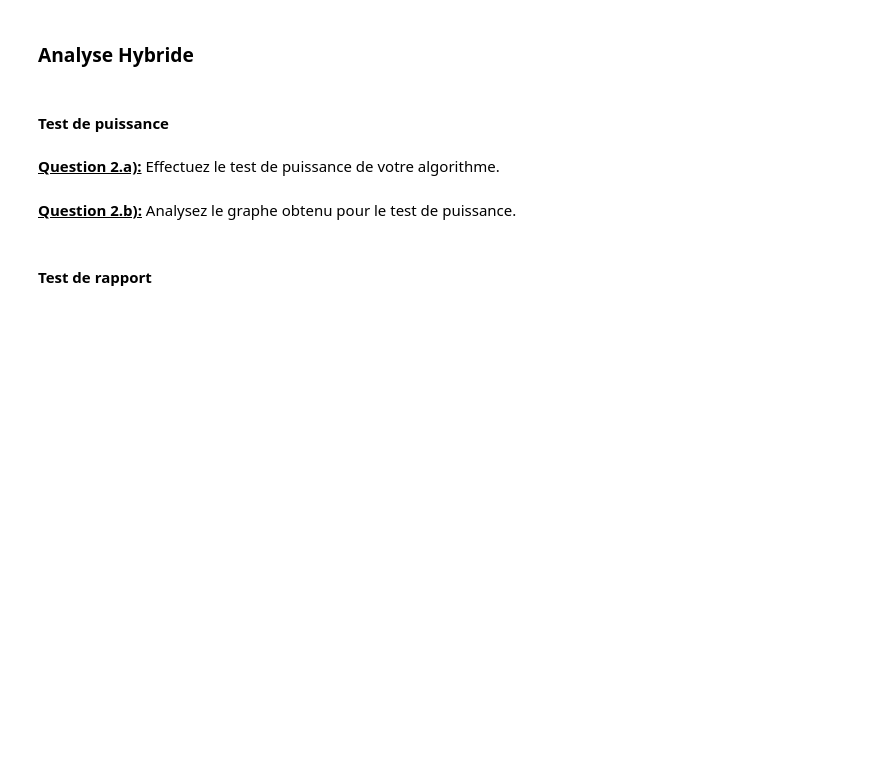
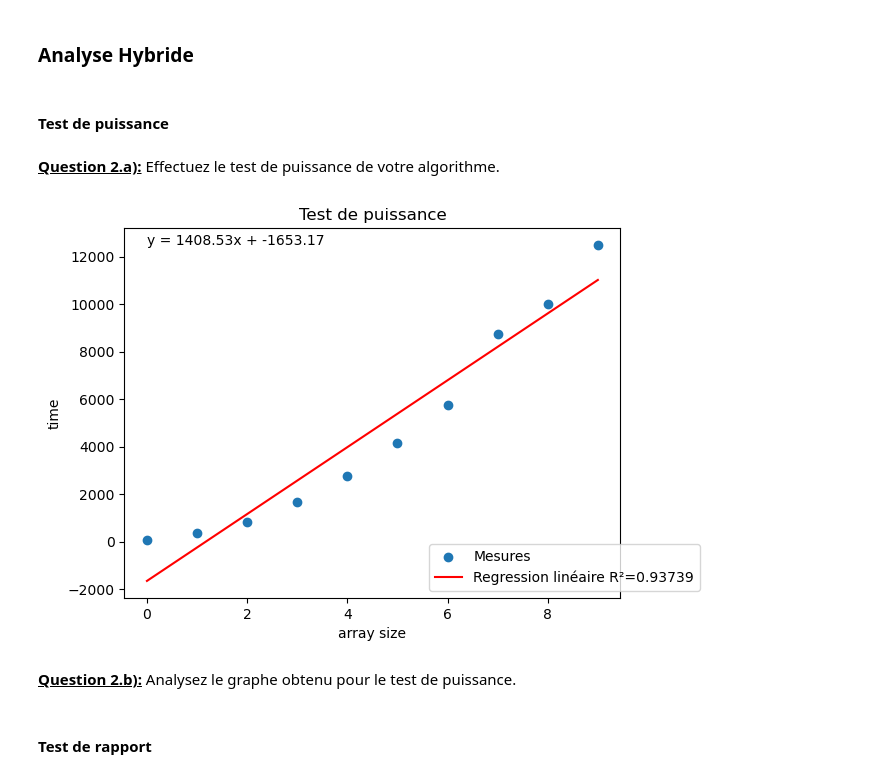
Before and after one commit to YaNaRion/INF8775, a Jupyter notebook: tp1.ipynb, the cells around one changed output. Cells and saved outputs as stored; diff of their text form; code cells hidden in the pictures; blank space fills up the shorter version.

```diff
--- a/tp1.ipynb
+++ b/tp1.ipynb
@@ -482,3 +483,6 @@ measures_quick_sort = measure_range(quick_sort, make_problems([1000,1500,2000, 2
+# %%
+# TODO take measurements
+measures_quick_sort = measure_range(quick_sort, make_problems([1000, 3000, 5000, 7000, 9000, 11000, 13000, 15000, 17000, 19000],[400000]))
 # %%
 display_data_as_table(measures_quick_sort)
 # %% [output]
@@ -503,3 +506,12 @@ Taille       Nombre maximal Temps moyen (ms)
+# %%
+# TODO Test de puissance
+mesure_quick_sort_dict: dict[int: int] = {}
+for i in range(len(measures_quick_sort)):
+    mesure_quick_sort_dict[i] = measures_quick_sort[i].mean
+
+test_de_puissance(mesure_insertion_sort_dict, "array size", "time")
+# %% [output]
+[figure, added]
 # %% [markdown]
 <u>**Question 2.b):**</u> Analysez le graphe obtenu pour le test de puissance.
 # %% [markdown]
```
Also changed, not shown: parts of 15 cells of this notebook.
